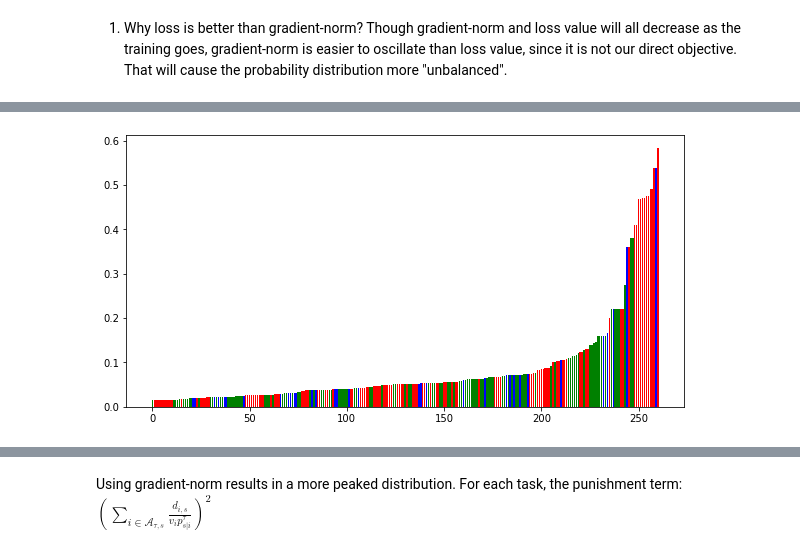
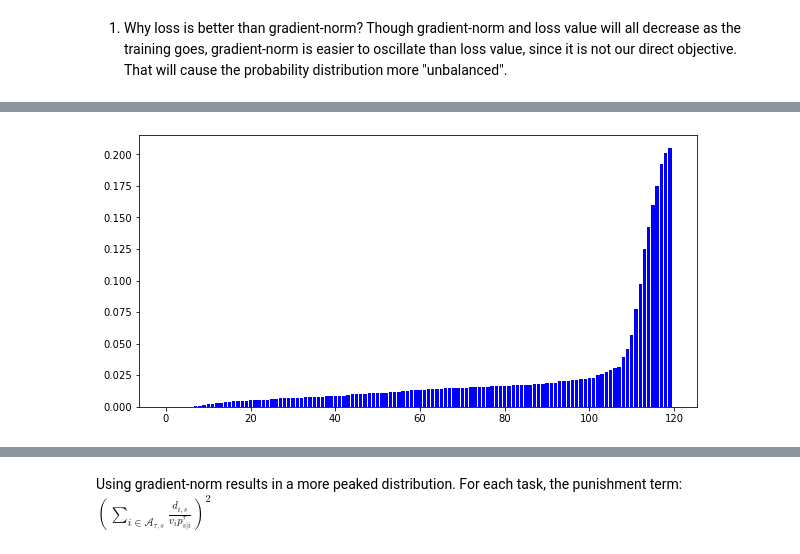
Before and after one commit to haoran-zh/mmfl-Dec, a Jupyter notebook: new_idea.ipynb, the cells around one changed output, grey strips where cells are left out. Drawn from its saved outputs; the diff is of its cells as text; code cells hidden in the pictures.

```diff
--- a/new_idea.ipynb
+++ b/new_idea.ipynb
@@ -3,7 +3,7 @@
 Though gradient-norm and loss value will all decrease as the training goes, gradient-norm is easier to oscillate than loss value, since it is not our direct objective. That will cause the probability distribution more "unbalanced".
 # %%
 import numpy as np
-folder_name = "./result/5task_nnnnn_distribution_lessVenn_OS_a1_14"
+folder_name = "./result/1task_nnnnn_lessVennc0.1uv0.9_OS_a1_14"
 # read gradient_AS.pkl
 import pickle
 with open(folder_name+"/gradient_OS.pkl", "rb") as f:
@@ -18,7 +18,7 @@ plt.xlabel("rounds")
 plt.ylabel("gradient-norm")
 plt.show()
 
-folder_name = "./result/5task_nnnnn_distribution_lessVenn_AS_a1_14"
+folder_name = "./result/1task_nnnnn_lessVennc0.1uv0.9_AS_a1_14"
 # read gradient_AS.pkl
 import pickle
 with open(folder_name+"/gradient_AS.pkl", "rb") as f:
@@ -230,36 +227,36 @@ import numpy as np
 # read gradient_AS.pkl
 import pickle
 #folder_name_OS = "./result/5task_nnnnn_mse_lessVennc0.1_OS_a1_17"
-folder_name_OS = "./result/5task_nnnnn_fffse_lessVenn_OS_a1_14"
+folder_name_OS = "./result/1task_nnnnn_lessVennc0.1uv0.9_OS_a1_15"
 with open(folder_name_OS+"/gradient_OS.pkl", "rb") as f:
     gradient_OS = pickle.load(f)
 # last round
 gradient_OS = gradient_OS[-1]
 # sort and plot bar
 sorted_index4 = np.argsort(gradient_OS)
 
 color_list_processor4 = []
 for p_index in sorted_index4:
     index = processor2client[p_index]
     if client_task_ability[index] == 1:
         color_list_processor4.append('blue')
     elif client_task_ability[index] == 2:
         color_list_processor4.append('green')
     elif client_task_ability[index] == 3:
         color_list_processor4.append('yellow')
     elif client_task_ability[index] == 4:
         color_list_processor4.append('orange')
     elif client_task_ability[index] == 5:
         color_list_processor4.append('red')
 
 import matplotlib.pyplot as plt
 length = range(len(gradient_OS))
 # make plot wider
 plt.figure(figsize=(10, 5))
 plt.bar(length, gradient_OS[sorted_index4], color=color_list_processor4)
 plt.show()
 # %% [output]
-[figure, old version]
+[figure, new version]
 # %%
 # plot psi distribution
 with open(folder_name_OS+"/psi_OS.pkl", "rb") as f:
```
Also changed, not shown: parts of 12 cells of this notebook, 6 other files.
